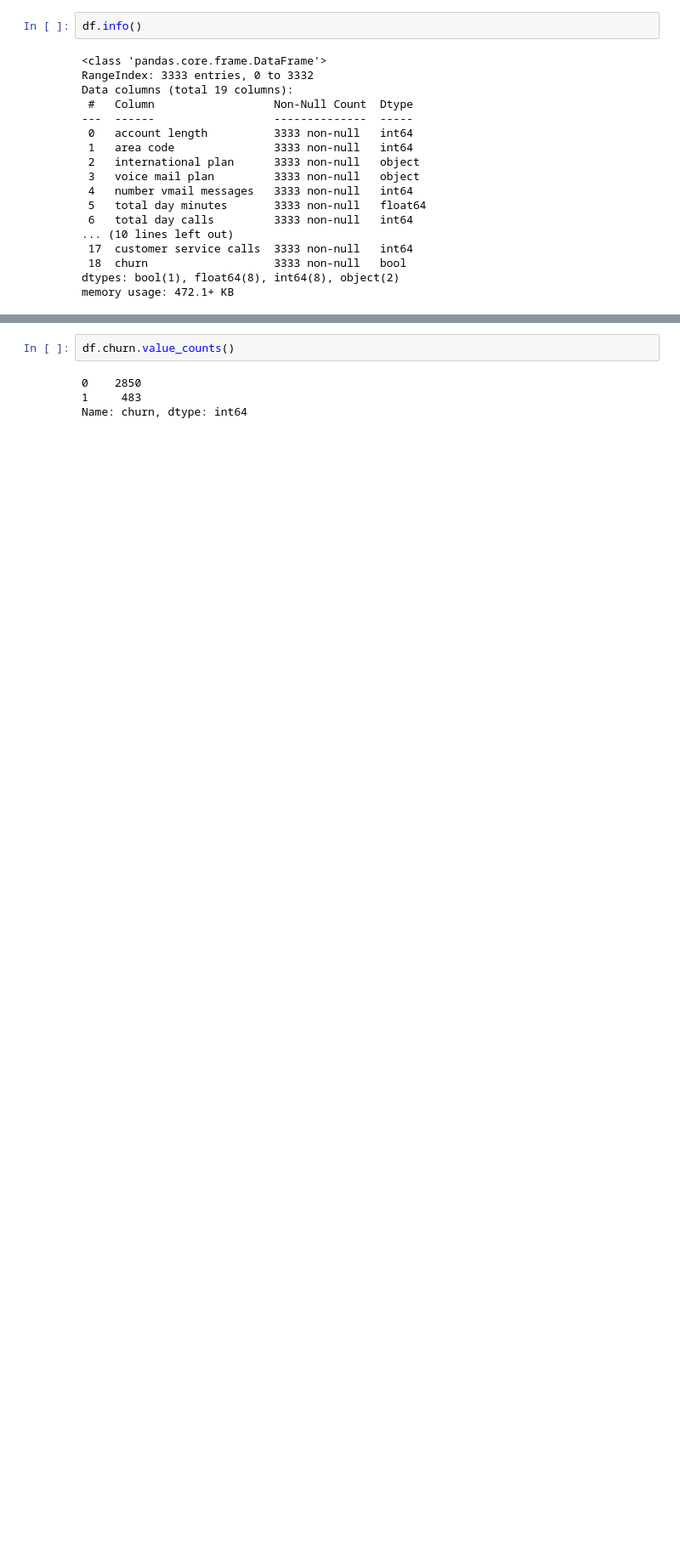
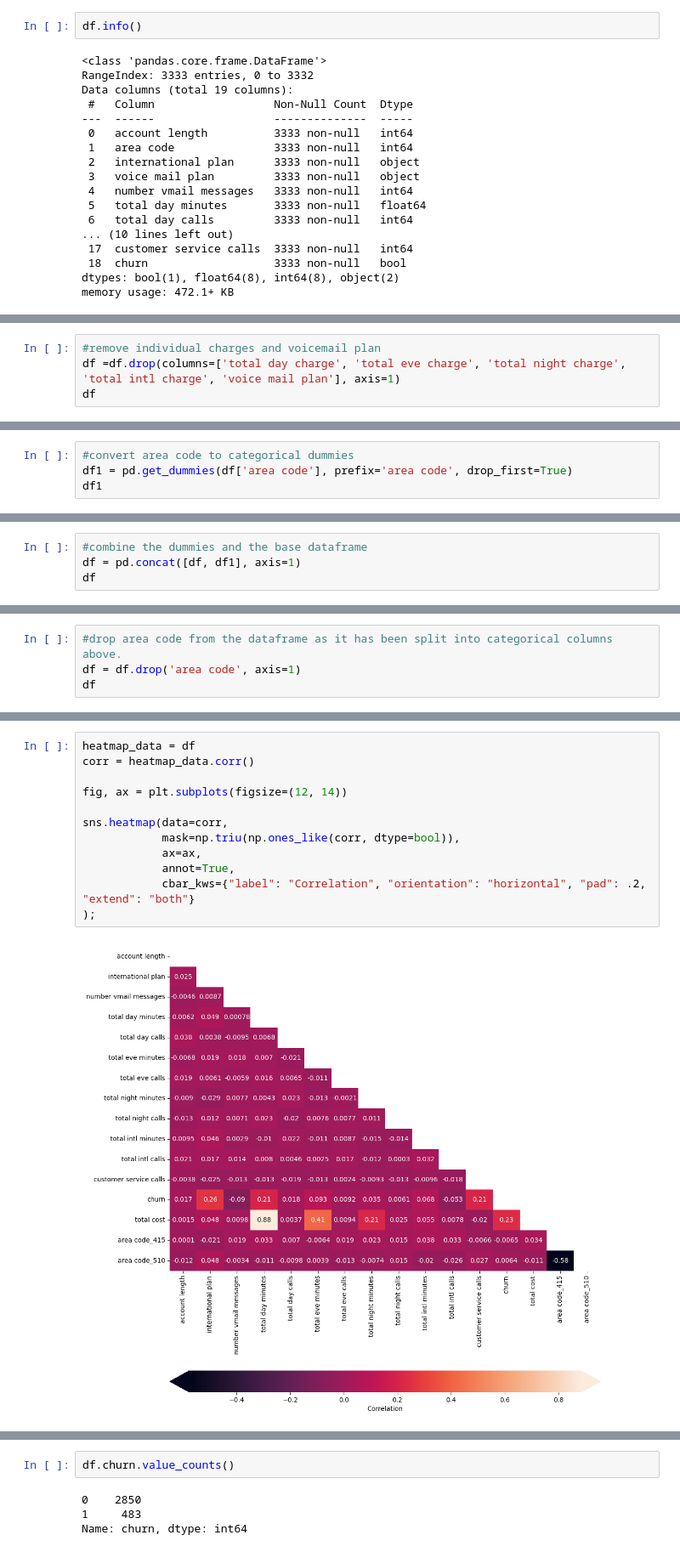
Before and after one commit to gzedwards/Telecom-Churn-Model, a Jupyter notebook: tele-model.ipynb, the cells around one changed output, grey strips where cells are left out. Shown at 85% size. Drawn from its saved outputs; the diff is of its cells as text; blank space fills up the shorter version.

```diff
--- a/tele-model.ipynb
+++ b/tele-model.ipynb
@@ -99,0 +164,4 @@ memory usage: 481.8 KB
+# %%
+#remove individual charges and voicemail plan
+df =df.drop(columns=['total day charge', 'total eve charge', 'total night charge', 'total intl charge', 'voice mail plan'], axis=1)
+df
@@ -99,0 +192,4 @@ memory usage: 481.8 KB
+# %%
+#convert area code to categorical dummies
+df1 = pd.get_dummies(df['area code'], prefix='area code', drop_first=True)
+df1
@@ -99,0 +210,4 @@ memory usage: 481.8 KB
+# %%
+#combine the dummies and the base dataframe
+df = pd.concat([df, df1], axis=1)
+df
@@ -99,0 +228,4 @@ memory usage: 481.8 KB
+# %%
+#drop area code from the dataframe as it has been split into categorical columns above.
+df = df.drop('area code', axis=1)
+df
@@ -99,0 +267,14 @@ memory usage: 481.8 KB
+# %%
+heatmap_data = df
+corr = heatmap_data.corr()
+
+fig, ax = plt.subplots(figsize=(12, 14))
+
+sns.heatmap(data=corr,
+            mask=np.triu(np.ones_like(corr, dtype=bool)),
+            ax=ax,
+            annot=True,
+            cbar_kws={"label": "Correlation", "orientation": "horizontal", "pad": .2, "extend": "both"}
+);
+# %% [output]
+[figure, added]
```
Also changed, not shown: parts of 63 cells of this notebook.
